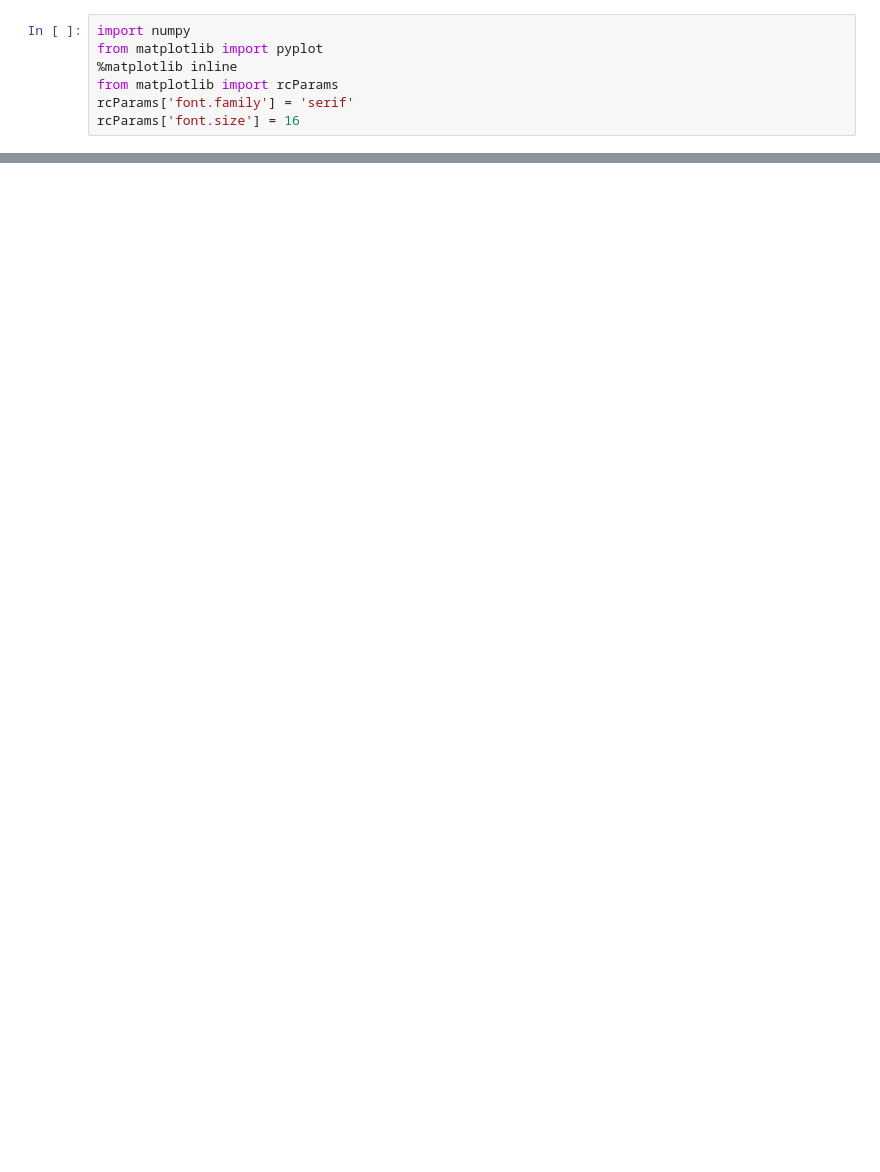
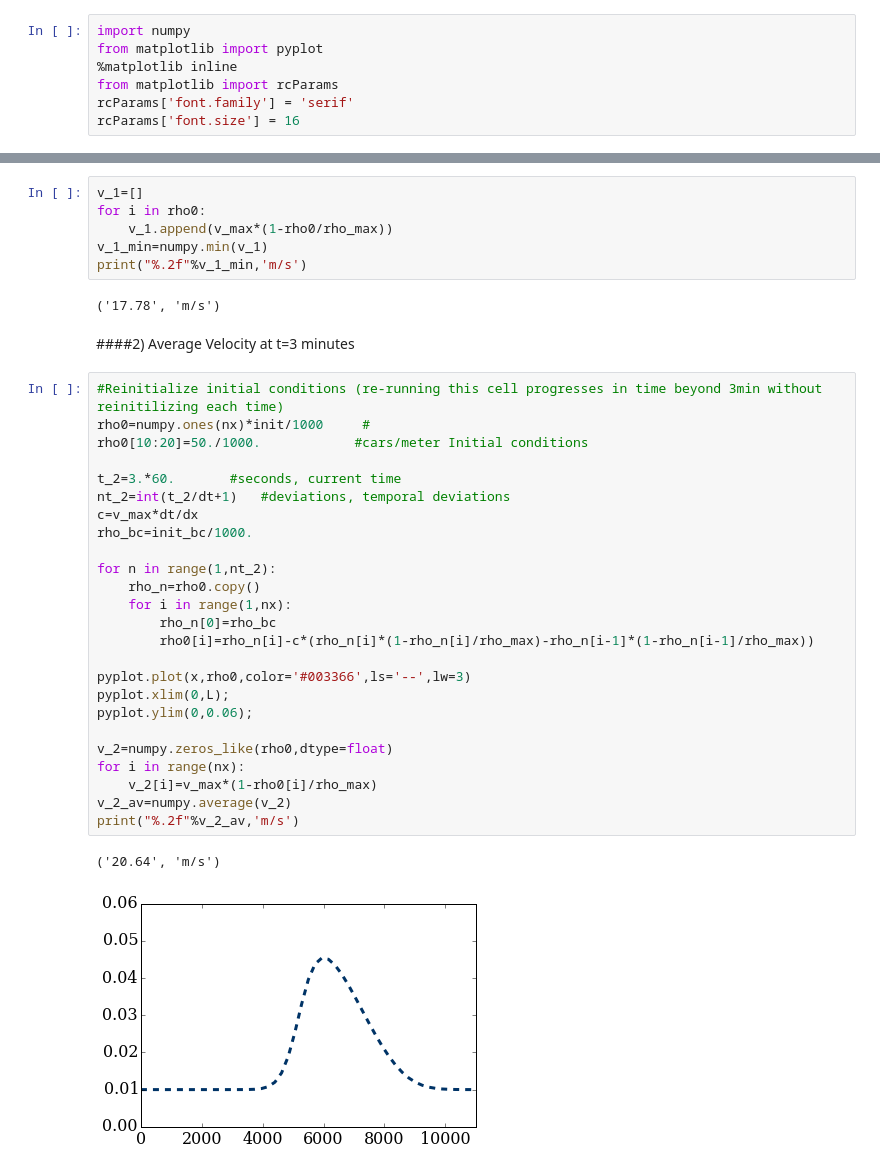
Before and after one commit to nbatista0630/batista--numerical-mooc, a Jupyter notebook: my_work/module_02_spacetime/Traffic_Flow.ipynb, the cells around one changed output, grey strips where cells are left out. Drawn from its saved outputs; the diff is of its cells as text; blank space fills up the shorter version.

```diff
--- a/my_work/module_02_spacetime/Traffic_Flow.ipynb
+++ b/my_work/module_02_spacetime/Traffic_Flow.ipynb
@@ -38,0 +42,38 @@ pyplot.ylim(0,2.5);
+# %%
+v_1=[]
+for i in rho0:
+    v_1.append(v_max*(1-rho0/rho_max))
+v_1_min=numpy.min(v_1)
+print("%.2f"%v_1_min,'m/s')
+# %% [output]
+('17.78', 'm/s')
+# %% [markdown]
+####2) Average Velocity at t=3 minutes
+# %%
+#Reinitialize initial conditions (re-running this cell progresses in time beyond 3min without reinitilizing each time)
+rho0=numpy.ones(nx)*init/1000     #
+rho0[10:20]=50./1000.            #cars/meter Initial conditions
+
+t_2=3.*60.       #seconds, current time
+nt_2=int(t_2/dt+1)   #deviations, temporal deviations
+c=v_max*dt/dx
+rho_bc=init_bc/1000.
+
+for n in range(1,nt_2):
+    rho_n=rho0.copy()
+    for i in range(1,nx):
+        rho_n[0]=rho_bc
+        rho0[i]=rho_n[i]-c*(rho_n[i]*(1-rho_n[i]/rho_max)-rho_n[i-1]*(1-rho_n[i-1]/rho_max))
+
+pyplot.plot(x,rho0,color='#003366',ls='--',lw=3)
+pyplot.xlim(0,L);
+pyplot.ylim(0,0.06);
+
+v_2=numpy.zeros_like(rho0,dtype=float)
+for i in range(nx):
+    v_2[i]=v_max*(1-rho0[i]/rho_max)
+v_2_av=numpy.average(v_2)
+print("%.2f"%v_2_av,'m/s')
+# %% [output]
+('20.64', 'm/s')
+[figure, added]
```
Also changed, not shown: parts of 10 cells of this notebook, 1 other file.
